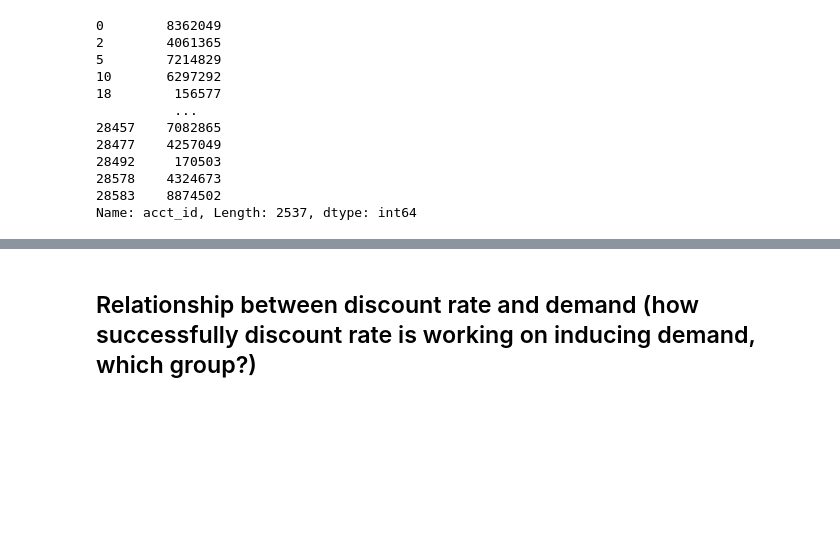
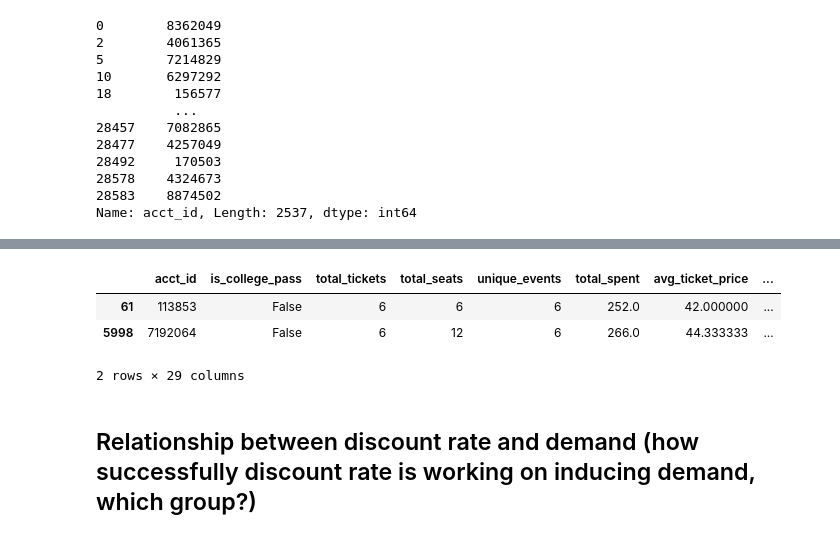
Before and after one commit to gabriela-ilinca/ASO, a Jupyter notebook: briana_workbook.ipynb, the cells around one changed output, grey strips where cells are left out. Cells and saved outputs as stored; diff of their text form; code cells hidden in the pictures; blank space fills up the shorter version.

```diff
--- a/briana_workbook.ipynb
+++ b/briana_workbook.ipynb
@@ -269,0 +299,4 @@ Name: acct_id, Length: 2537, dtype: int64
+# %%
+df24 = df[df['fiscal_year'] =='FY24']
+upgrade24_df = df24[df24['price_code_type'].str.startswith('Fixed Upgrade Subscription', na=False)]
+upgrade24_df['acct_id']
@@ -270,3 +316,11 @@ Name: acct_id, Length: 2537, dtype: int64
+# %%
+upgrade24_patron = patron_2024[patron_2024['acct_id'].isin(upgrade24_df['acct_id'])]
+upgrade24_patron
+# %% [output]
+|  | acct_id | is_college_pass | total_tickets | total_seats | unique_events | total_spent | avg_ticket_price | ... |
+| 61 | 113853 | False | 6 | 6 | 6 | 252.0 | 42.000000 | ... |
+| 5998 | 7192064 | False | 6 | 12 | 6 | 266.0 | 44.333333 | ... |
+2 rows × 29 columns
 # %% [markdown]
 ## Relationship between discount rate and demand (how successfully discount rate is working on inducing demand, which group?)
 # %%
```
Also changed, not shown: parts of 6 cells of this notebook.
